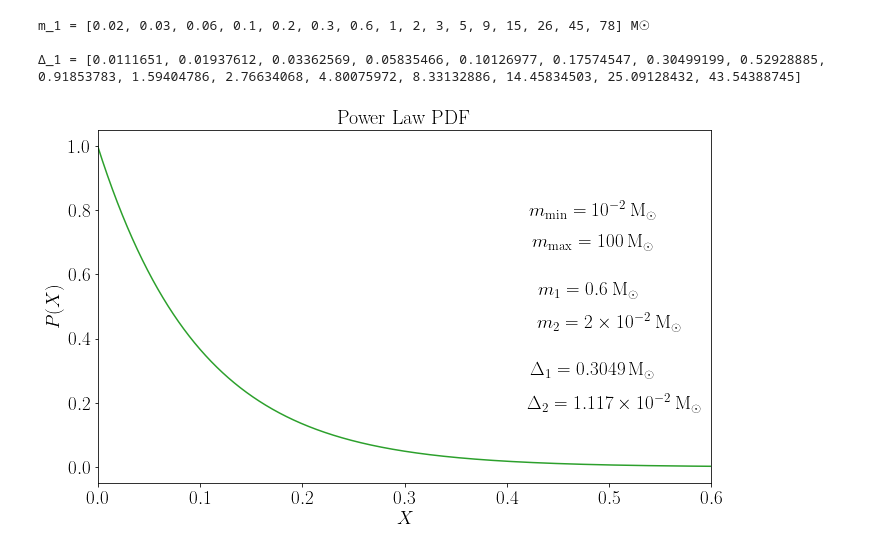
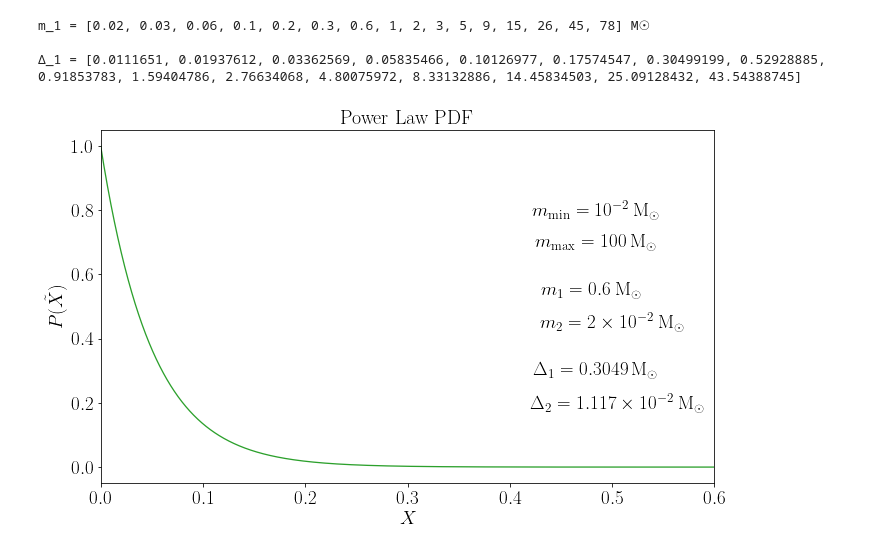
Before and after one commit to pratibhajangra591/Ifca-github, a Jupyter notebook: P_X_tm_powerlaw.ipynb, the cells around one changed output. Cells and saved outputs as stored; diff of their text form; code cells hidden in the pictures.

```diff
--- a/P_X_tm_powerlaw.ipynb
+++ b/P_X_tm_powerlaw.ipynb
@@ -319,22 +352,15 @@ def P_X_tm_method_1(m_1, m_2, Δ_1, Δ_2, t_m, X, DM_halos_presence):
 # %%
 bin_centres = np.geomspace(2e-2, 78, 16)
 bin_edges = np.sqrt(bin_centres[:-1]*bin_centres[1:])
-
 
 ratio = bin_edges[1]/bin_edges[0]
 bin_edges = np.append(bin_edges[0]/ratio, bin_edges)
 bin_edges = np.append(bin_edges, bin_edges[-1]*ratio)
 
-
 deltas = np.diff(bin_edges)
-
-
-
 
 Δ_1_list = deltas.tolist()
 Δ_2_list = deltas.tolist()
-
-
 
 m_1 = np.geomspace(2e-2, 78, 16)
 m_2 = np.geomspace(2e-2, 78, 16)
@@ -343,13 +369,8 @@ m_2 = np.geomspace(2e-2, 78, 16)
 m_1_list = m_1.tolist()
 m_2_list = m_2.tolist()
 
-
-
 m_1_list = list(map(lambda x: float(format(x, '.2f')), m_1_list))
 m_2_list = list(map(lambda x: float(format(x, '.2f')), m_2_list))
-
-
-
 
 m_1_list = [0.02, 0.03, 0.06, 0.1, 0.2, 0.3, 0.6, 1, 2, 3, 5, 9, 15, 26, 45, 78]
 m_2_list = [0.02, 0.03, 0.06, 0.1, 0.2, 0.3, 0.6, 1, 2, 3, 5, 9, 15, 26, 45, 78]
@@ -368,7 +389,7 @@ print("Δ_1 =", Δ_1_list)
 m_min = 1e-2  #in units of M☉
 m_max = 100   #in units of M☉
 
-X_min = 1e-9
+X_min = 1e-5
 X_max = 1e5
 
 X = np.geomspace(X_min, X_max, 100000)
@@ -390,7 +411,7 @@ m_2 = m_2_list[0]             # in units of M☉
 plt.figure(figsize = (11, 6.5))
 
 
-f_pbh = 1e-3
+f_pbh = 2.53e-2
 f =  0.85*f_pbh
 
 
@@ -398,33 +419,33 @@ def P(m): #Powerlaw PBH mass distribution
     α = 1.6
     M = 1e-2     #in units of M☉, for PBHs mass range of 1e-2 M☉-100 M☉ .
     return ((α-1)/M) * ((m/M)**(-α))
 
-plt.plot(X, P_X(m_1, m_2,  Δ_1, Δ_2, t_m, X),'C2')
+plt.plot(X, P_X_tilde(m_1, m_2,  Δ_1, Δ_2, t_m, X),'C2')
 #plt.ticklabel_format(axis='x', style='sci', scilimits=(-2,-2))
 
 plt.text(0.4837, 0.8, "$m_\mathrm{min} = 10^{-2} \: \mathrm{M_{\odot}}$", size = 19,
          ha="center", va="center")
 plt.text(0.4837, 0.7, "$m_\mathrm{max} = 100 \: \mathrm{M_{\odot}}$", size = 19,
          ha="center", va="center")
 
 plt.text(0.48, 0.55, "$m_{1} = 0.6 \: \mathrm{M_{\odot}}$", size = 19,
        ha="center", va="center")
 plt.text(0.5, 0.45, r"$m_{2} = 2 \times 10^{-2} \: \mathrm{M_{\odot}}$", size = 19,
          ha="center", va="center")
 
 plt.text(0.4838, 0.3, r"$\Delta_{1} = 0.3049\: \mathrm{M_{\odot}}$", size = 19,
          ha="center", va="center")
 plt.text(0.505, 0.2, r"$\Delta_{2} = 1.117\times 10^{-2} \: \mathrm{M_{\odot}}$", size = 19,
         ha="center", va="center")
 
 
 plt.xlim(0, 0.6)
 plt.xticks(fontsize = 19)
 plt.yticks(fontsize = 19)
 plt.xlabel('$X$', fontsize = 19)
-plt.ylabel('$P(X)$', fontsize = 19)
+plt.ylabel(r'$P(\tilde{X})$', fontsize = 19)
 plt.title('Power Law PDF ', fontsize = 20)
 plt.savefig('1P_X.pdf', bbox_inches = 'tight')
 plt.show()
 # %% [output]
-[figure, old version]
+[figure, new version]
```
Also changed, not shown: parts of 13 cells of this notebook.
